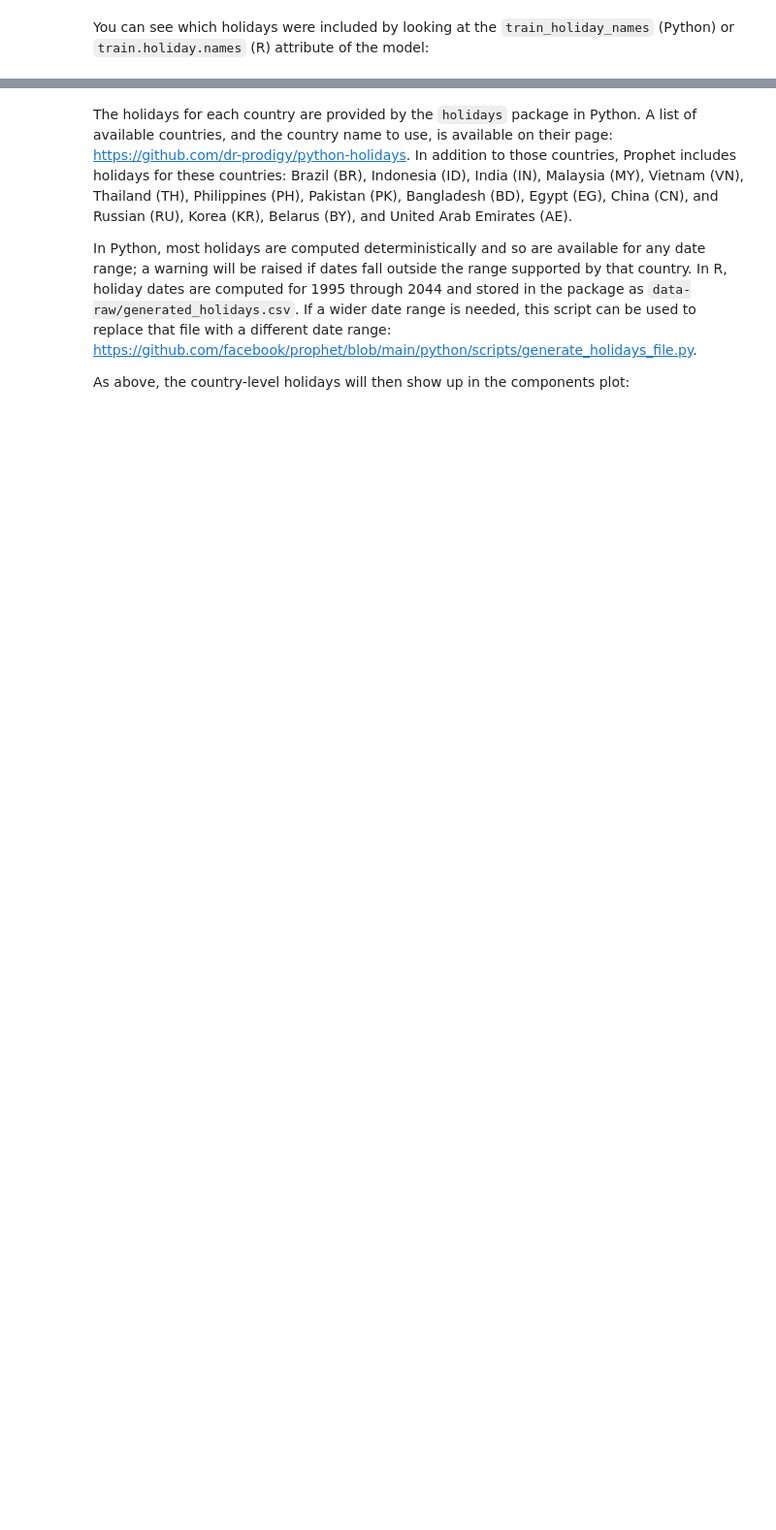
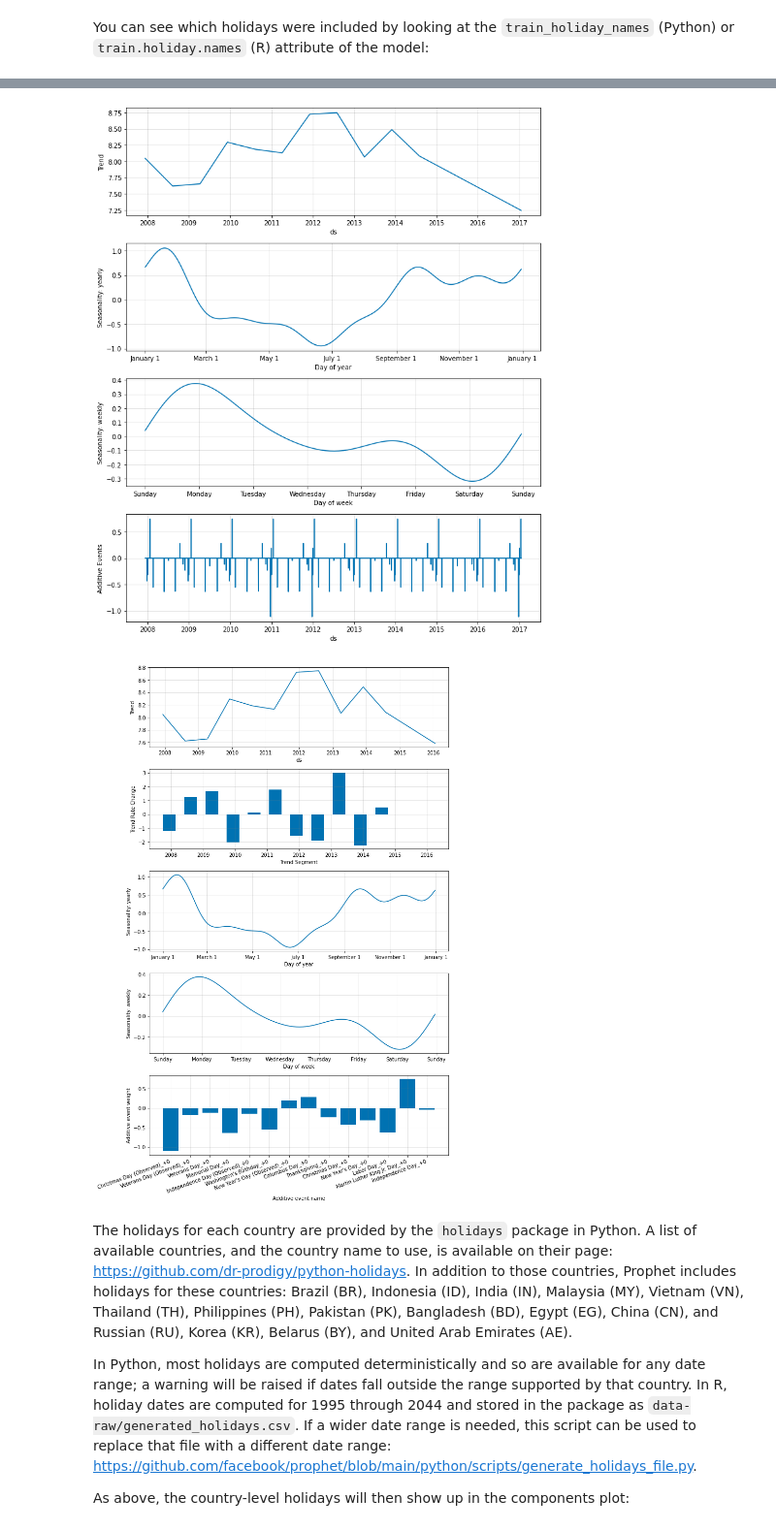
Before and after one commit to ourownstory/neural_prophet, a Jupyter notebook: tutorials/feature-use/Prophet_migration.ipynb, the cells around one changed output, grey strips where cells are left out. Shown at 97% size. Saved outputs shown, nothing was run; the diff lists cells and outputs as text; code cells hidden in the pictures; blank space fills up the shorter version.

```diff
--- a/tutorials/feature-use/Prophet_migration.ipynb
+++ b/tutorials/feature-use/Prophet_migration.ipynb
@@ -314,3 +177,10 @@ dtype: object
+# %%
+forecast = np.predict(future.drop(["playoff", "superbowl"], axis=1))
+fig = np.plot_components(forecast)
+fig = np.plot_parameters()
+# %% [output]
+[figure, added]
+[figure, added]
 # %% [markdown]
 The holidays for each country are provided by the `holidays` package in Python. A list of available countries, and the country name to use, is available on their page: https://github.com/dr-prodigy/python-holidays. In addition to those countries, Prophet includes holidays for these countries: Brazil (BR), Indonesia (ID), India (IN), Malaysia (MY), Vietnam (VN), Thailand (TH), Philippines (PH), Pakistan (PK), Bangladesh (BD), Egypt (EG), China (CN), and Russian (RU), Korea (KR), Belarus (BY), and United Arab Emirates (AE).
 
```
Also changed, not shown: parts of 21 cells of this notebook.
